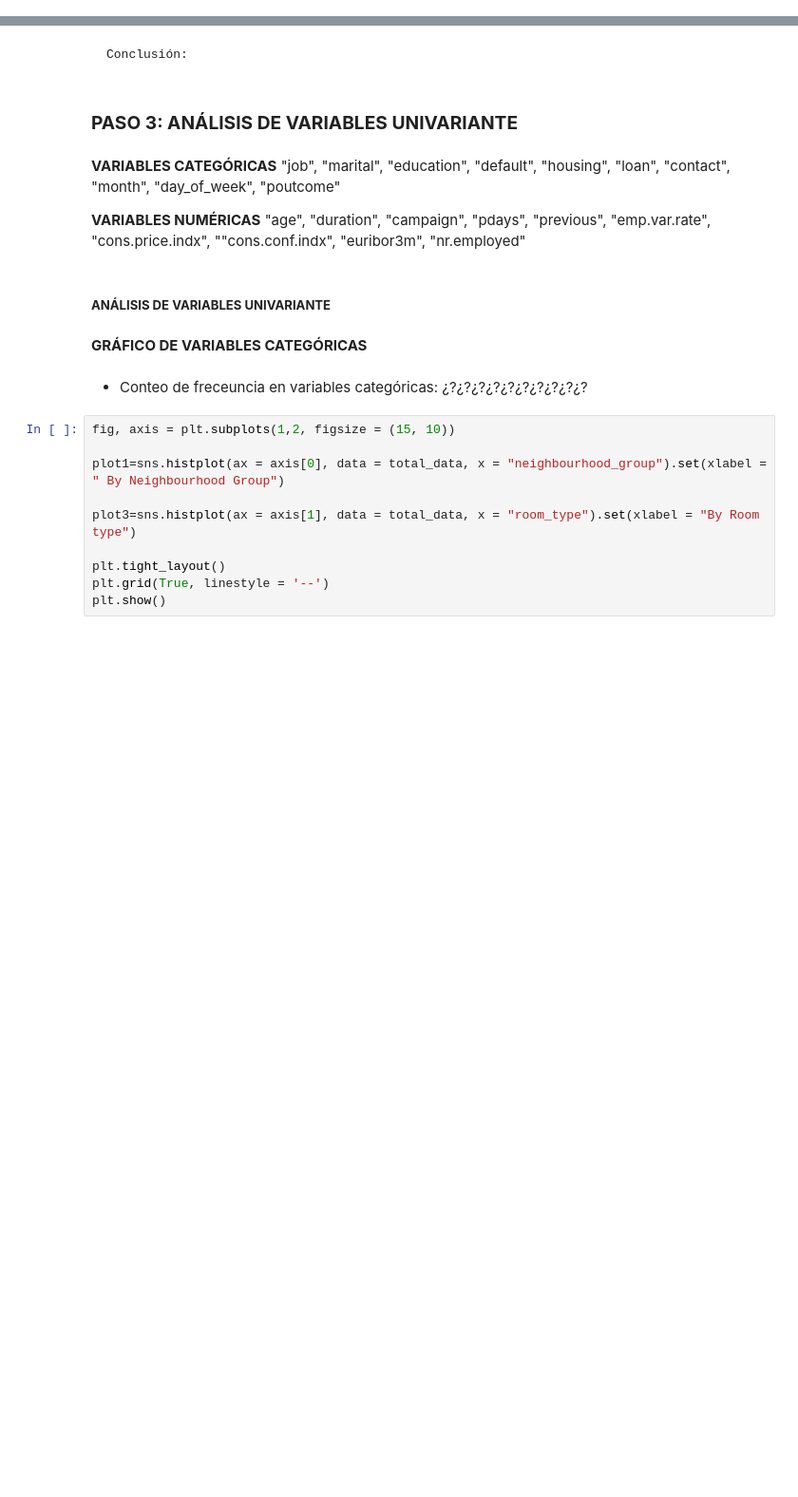
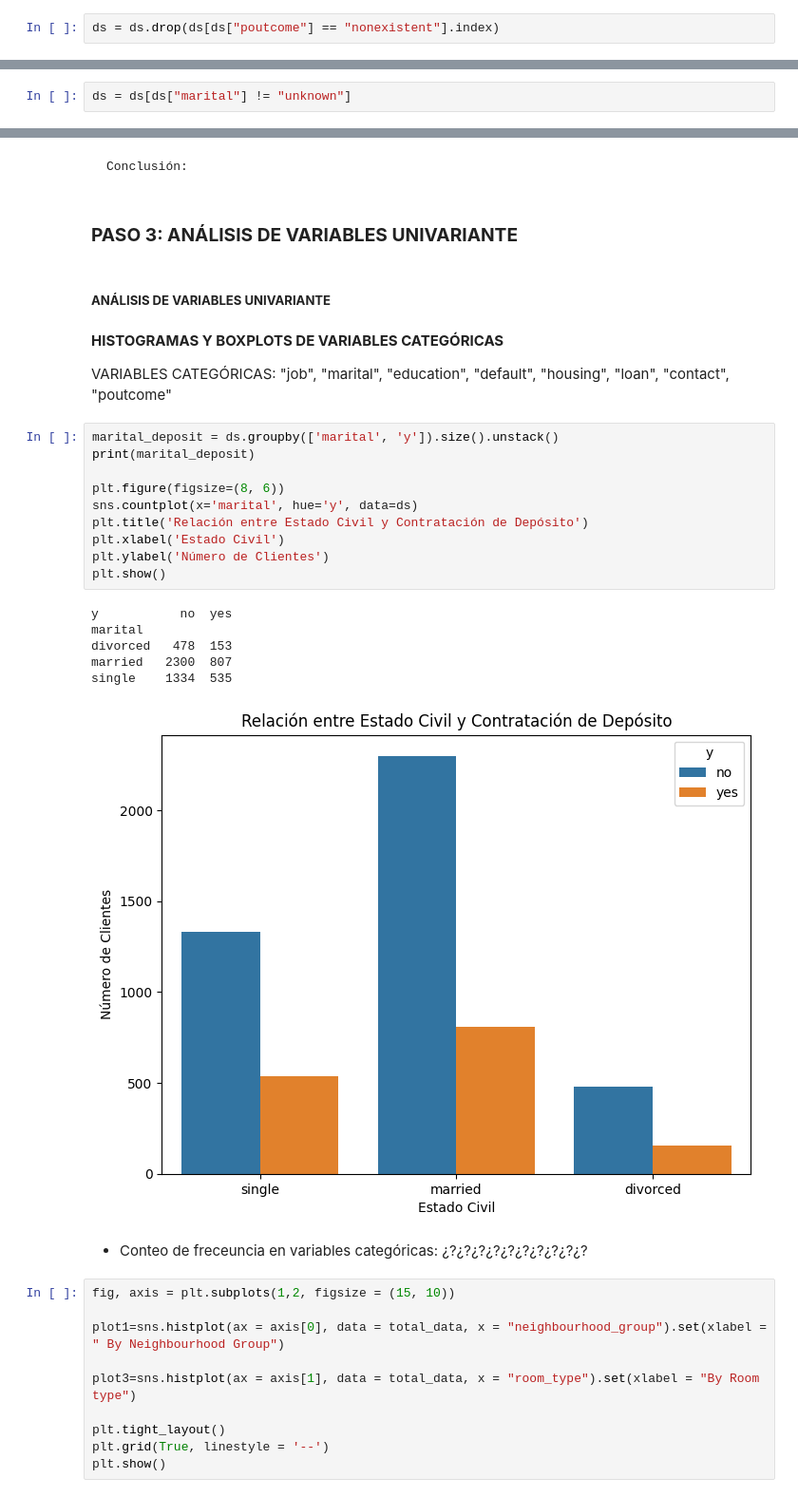
Before and after one commit to Tong837/1st-Algor.-Opt., a Jupyter notebook: src/explore.ipynb, the cells around one changed output, grey strips where cells are left out. Shown at 95% size. Cells and saved outputs as stored; diff of their text form; blank space fills up the shorter version.

```diff
--- a/src/explore.ipynb
+++ b/src/explore.ipynb
@@ -140,0 +304,2 @@ ds[ds.duplicated()]
+# %%
+ds = ds.drop(ds[ds["poutcome"] == "nonexistent"].index)
@@ -157,0 +396,2 @@ KeyError: 'unknown'
+# %%
+ds = ds[ds["marital"] != "unknown"]
@@ -165,17 +427,29 @@ VARIABLES ESCOGIDASD PARA EL ANÁLISIS:
     Conclusión:
 # %% [markdown]
 ### **PASO 3: ANÁLISIS DE VARIABLES UNIVARIANTE**
-# %% [markdown]
-**VARIABLES CATEGÓRICAS**
- "job", "marital", "education", "default", "housing", "loan", "contact", "month", "day_of_week", "poutcome"
-
-
- **VARIABLES NUMÉRICAS**
-"age", "duration", "campaign", "pdays", "previous", "emp.var.rate", "cons.price.indx", ""cons.conf.indx", "euribor3m", "nr.employed"
 # %% [markdown]
 ##### **ANÁLISIS DE VARIABLES UNIVARIANTE**
-# %% [markdown]
-**GRÁFICO DE VARIABLES CATEGÓRICAS**
+# %% [markdown]
+**HISTOGRAMAS Y BOXPLOTS DE VARIABLES CATEGÓRICAS**
+
+VARIABLES CATEGÓRICAS: "job", "marital", "education", "default", "housing", "loan", "contact", "poutcome"
+# %%
+marital_deposit = ds.groupby(['marital', 'y']).size().unstack()
+print(marital_deposit)
+
+plt.figure(figsize=(8, 6))
+sns.countplot(x='marital', hue='y', data=ds)
+plt.title('Relación entre Estado Civil y Contratación de Depósito')
+plt.xlabel('Estado Civil')
+plt.ylabel('Número de Clientes')
+plt.show()
+# %% [output]
+y           no  yes
+marital
+divorced   478  153
+married   2300  807
+single    1334  535
+[figure, added]
 # %% [markdown]
 * Conteo de freceuncia en variables categóricas: ¿?¿?¿?¿?¿?¿?¿?¿?¿?¿?
 # %%
```
Also changed, not shown: parts of 63 cells of this notebook.
